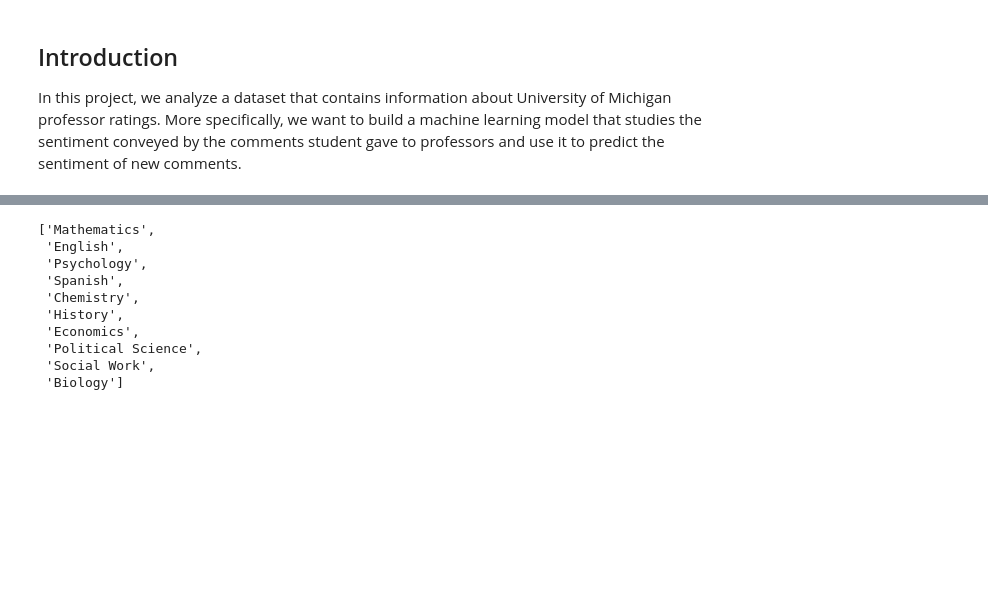
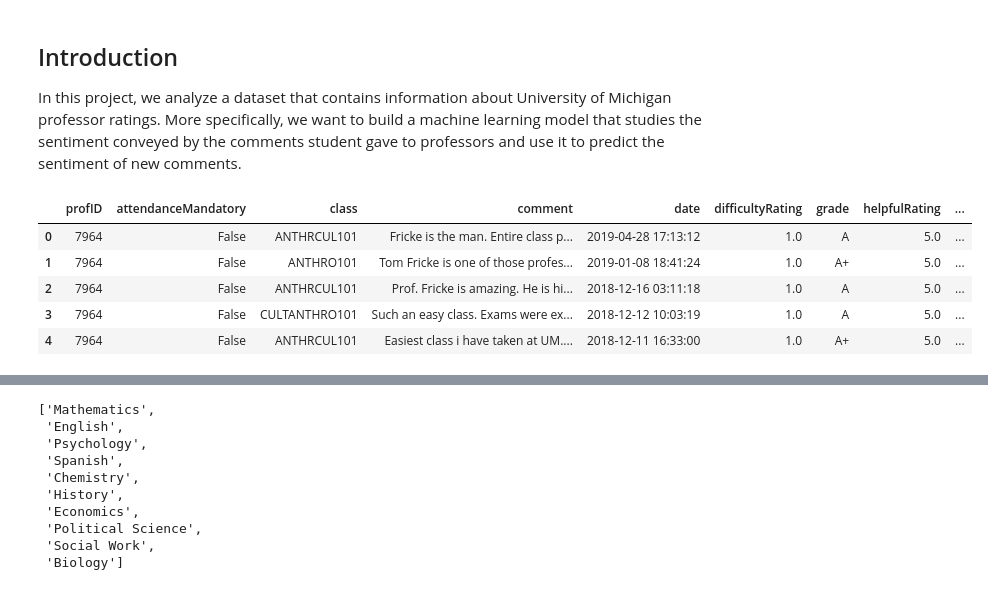
Before and after one commit to Casper-Guo/EECS-486-RMP-Webscrape, a Jupyter notebook: pipeline.ipynb, the cells around one changed output, grey strips where cells are left out. Saved outputs shown, nothing was run; the diff lists cells and outputs as text; code cells hidden in the pictures; blank space fills up the shorter version.

```diff
--- a/pipeline.ipynb
+++ b/pipeline.ipynb
@@ -7,11 +7,20 @@ prof_file_path = "Data/clean_prof_info.csv"
 comment_file_path = "Data/clean_ratings.csv"
 # %%
 df_prof = pd.read_csv(prof_file_path)
-df_comment = pd.read_csv(comment_file_path)
+df_comment = pd.read_csv(comment_file_path, parse_dates=["date"])
 # %% [markdown]
 ## Introduction
 
 In this project, we analyze a dataset that contains information about University of Michigan professor ratings. More specifically, we want to build a machine learning model that studies the sentiment conveyed by the comments student gave to professors and use it to predict the sentiment of new comments.
+# %%
+df_comment.head()
+# %% [output]
+|  | profID | attendanceMandatory | class | comment | date | difficultyRating | grade | helpfulRating | ... |
+| 0 | 7964 | False | ANTHRCUL101 | Fricke is the man. Entire class p... | 2019-04-28 17:13:12 | 1.0 | A | 5.0 | ... |
+| 1 | 7964 | False | ANTHRO101 | Tom Fricke is one of those profes... | 2019-01-08 18:41:24 | 1.0 | A+ | 5.0 | ... |
+| 2 | 7964 | False | ANTHRCUL101 | Prof. Fricke is amazing. He is hi... | 2018-12-16 03:11:18 | 1.0 | A | 5.0 | ... |
+| 3 | 7964 | False | CULTANTHRO101 | Such an easy class. Exams were ex... | 2018-12-12 10:03:19 | 1.0 | A | 5.0 | ... |
+| 4 | 7964 | False | ANTHRCUL101 | Easiest class i have taken at UM.... | 2018-12-11 16:33:00 | 1.0 | A+ | 5.0 | ... |
 # %% [markdown]
 ## Data
 
```
Also changed, not shown: parts of 2 cells of this notebook.
